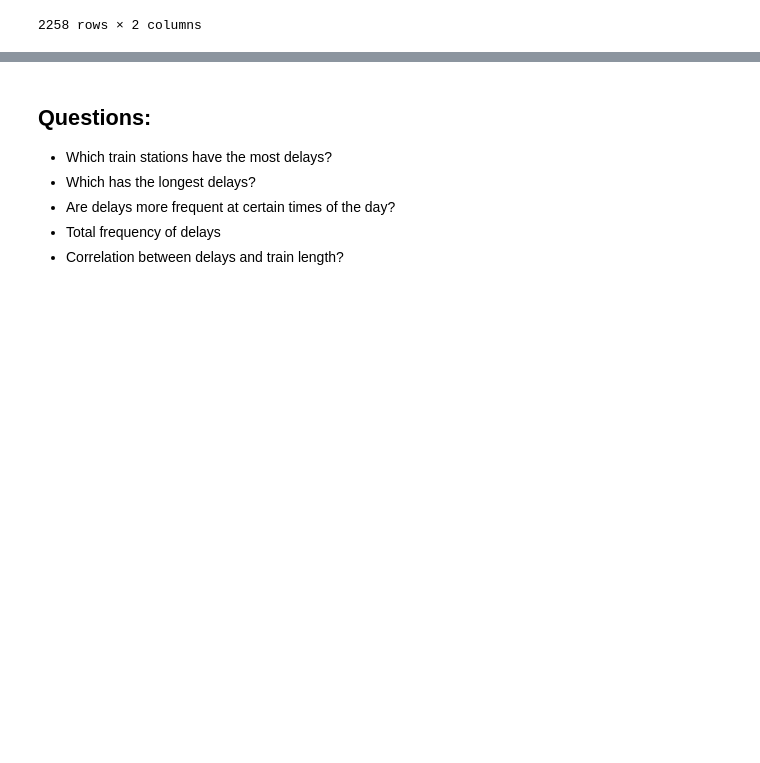
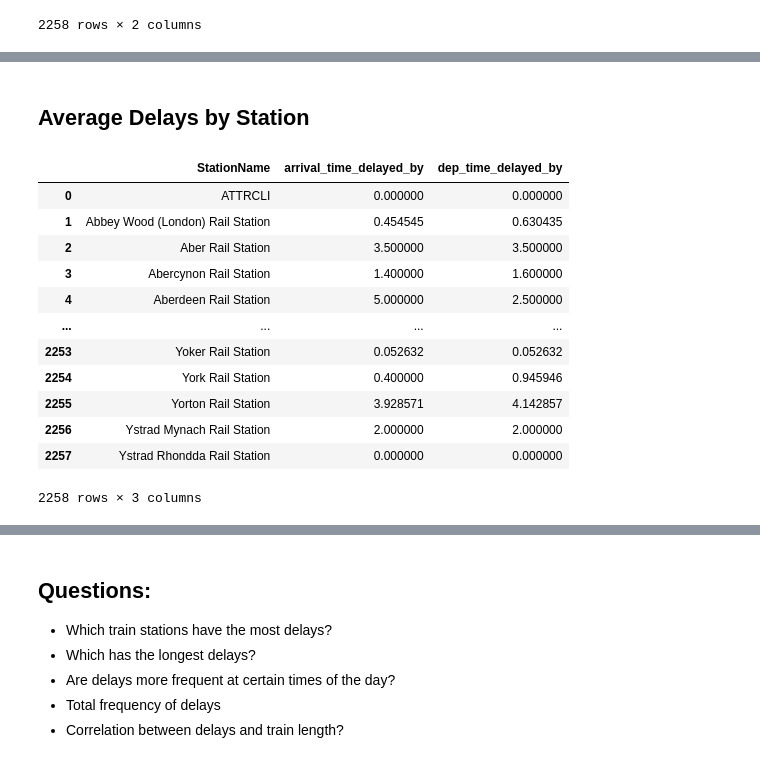
Before and after one commit to RSample12/Rail-Data-Final-Project, a Jupyter notebook: spark/jovyan/jovyan/rail_data_eda.ipynb, the cells around one changed output, grey strips where cells are left out. Cells and saved outputs as stored; diff of their text form; code cells hidden in the pictures; blank space fills up the shorter version.

```diff
--- a/spark/jovyan/jovyan/rail_data_eda.ipynb
+++ b/spark/jovyan/jovyan/rail_data_eda.ipynb
@@ -308,0 +367,19 @@ result
+# %% [markdown]
+## Average Delays by Station
+# %%
+avg_delays = pandas_df.groupby('StationName')[['arrival_time_delayed_by', 'dep_time_delayed_by']].mean().reset_index()
+avg_delays
+# %% [output]
+|  | StationName | arrival_time_delayed_by | dep_time_delayed_by |
+| 0 | ATTRCLI | 0.000000 | 0.000000 |
+| 1 | Abbey Wood (London) Rail Station | 0.454545 | 0.630435 |
+| 2 | Aber Rail Station | 3.500000 | 3.500000 |
+| 3 | Abercynon Rail Station | 1.400000 | 1.600000 |
+| 4 | Aberdeen Rail Station | 5.000000 | 2.500000 |
+| ... | ... | ... | ... |
+| 2253 | Yoker Rail Station | 0.052632 | 0.052632 |
+| 2254 | York Rail Station | 0.400000 | 0.945946 |
+| 2255 | Yorton Rail Station | 3.928571 | 4.142857 |
+| 2256 | Ystrad Mynach Rail Station | 2.000000 | 2.000000 |
+| 2257 | Ystrad Rhondda Rail Station | 0.000000 | 0.000000 |
+2258 rows × 3 columns
```
Also changed, not shown: parts of 52 cells of this notebook, 12 other files.
